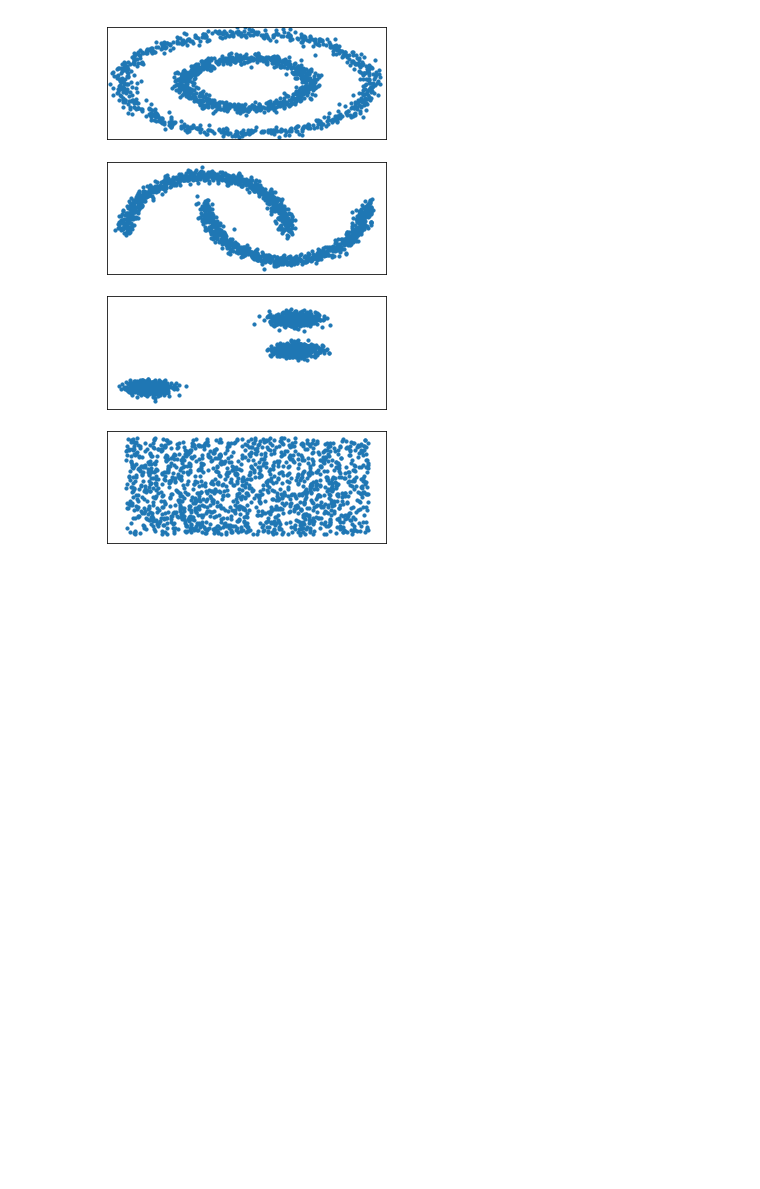
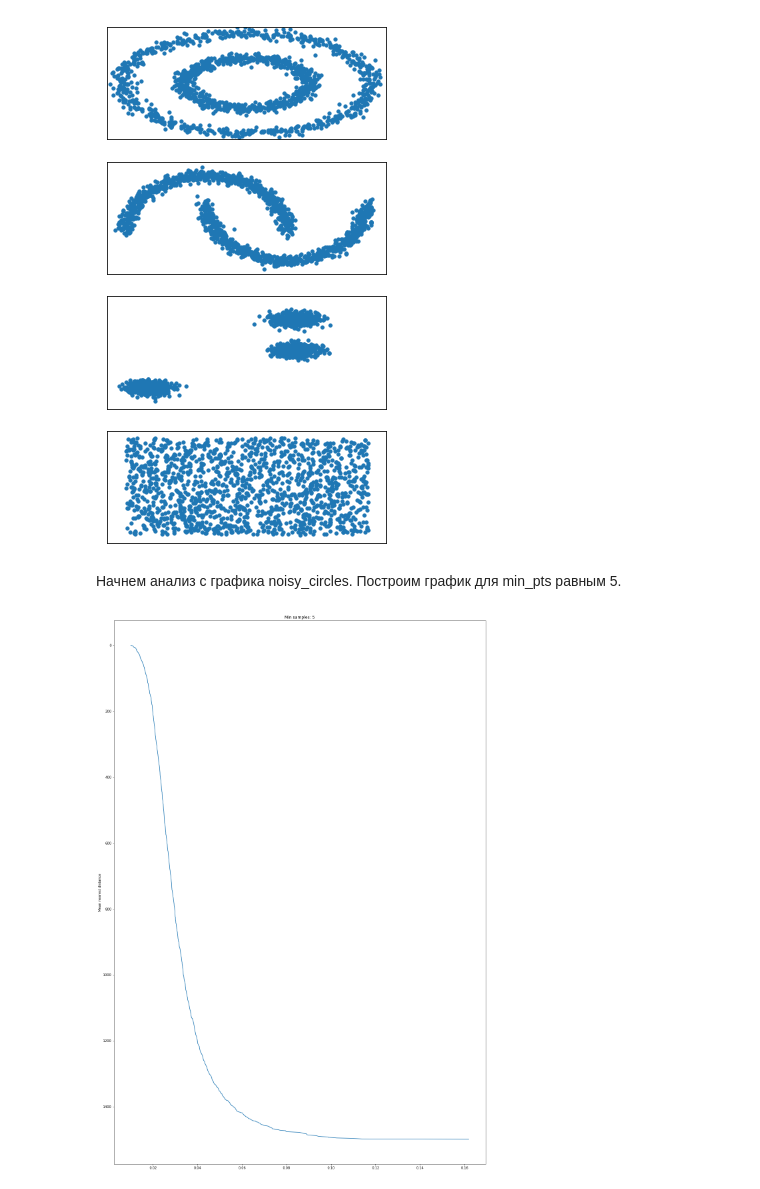
Before and after one commit to AndrewLrrr/otus-big-data, a Jupyter notebook: hw4/homework-clustering.ipynb, the cells around one changed output. Saved outputs shown, nothing was run; the diff lists cells and outputs as text; code cells hidden in the pictures; blank space fills up the shorter version.

```diff
--- a/hw4/homework-clustering.ipynb
+++ b/hw4/homework-clustering.ipynb
@@ -267,10 +269,13 @@ from sklearn.preprocessing import StandardScaler
 np.random.seed(0)
 
 n_samples = 1500
-noisy_circles = datasets.make_circles(n_samples=n_samples, factor=.5,
-                                      noise=.05)
+
+noisy_circles = datasets.make_circles(n_samples=n_samples, factor=.5, noise=.05)
+
 noisy_moons = datasets.make_moons(n_samples=n_samples, noise=.05)
+
 blobs = datasets.make_blobs(n_samples=n_samples, random_state=8)
+
 no_structure = np.random.rand(n_samples, 2), None
 
 plt.figure(figsize=(2 + 3, 9.5))
@@ -298,0 +300,13 @@ y = cls.fit_predict(x)
+# %% [markdown]
+Начнем анализ с графика noisy_circles. Построим график для min_pts равным 5.
+# %%
+fig = plt.figure(figsize=(20, 30))
+cls = Clustering(min_samples=5)
+cls.fit(noisy_circles[0])
+ax = fig.add_subplot(1, 1, 1)
+plt.plot(cls.mean_distances, list(range(len(cls.mean_distances))))
+plt.title('Min samples: 5')
+plt.ylabel('Mean nearest distance')
+plt.gca().invert_yaxis();
+# %% [output]
+[figure, added]
```
Also changed, not shown: parts of 27 cells of this notebook.
